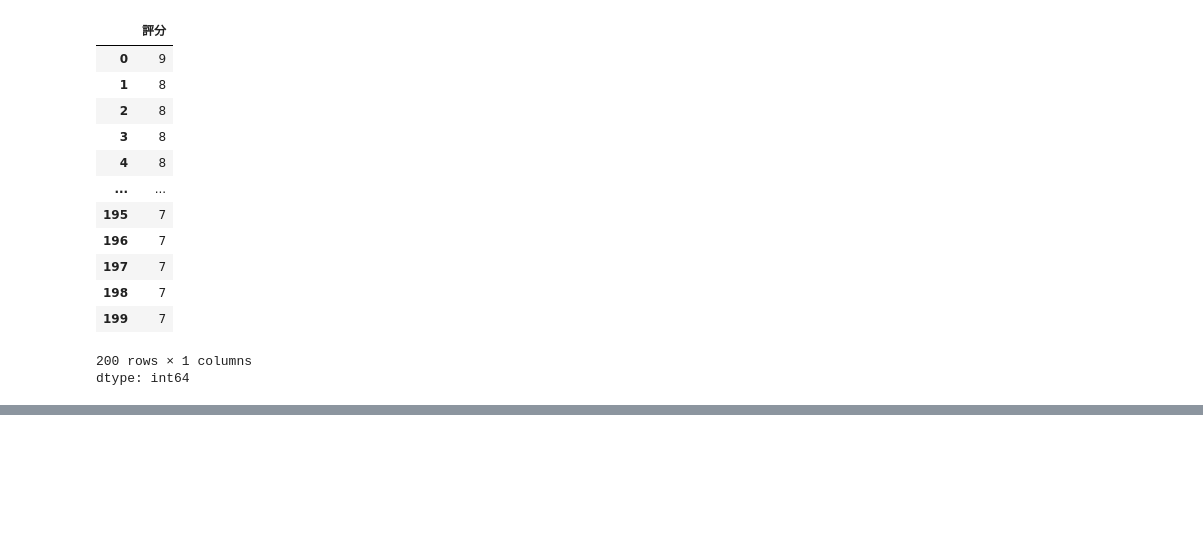
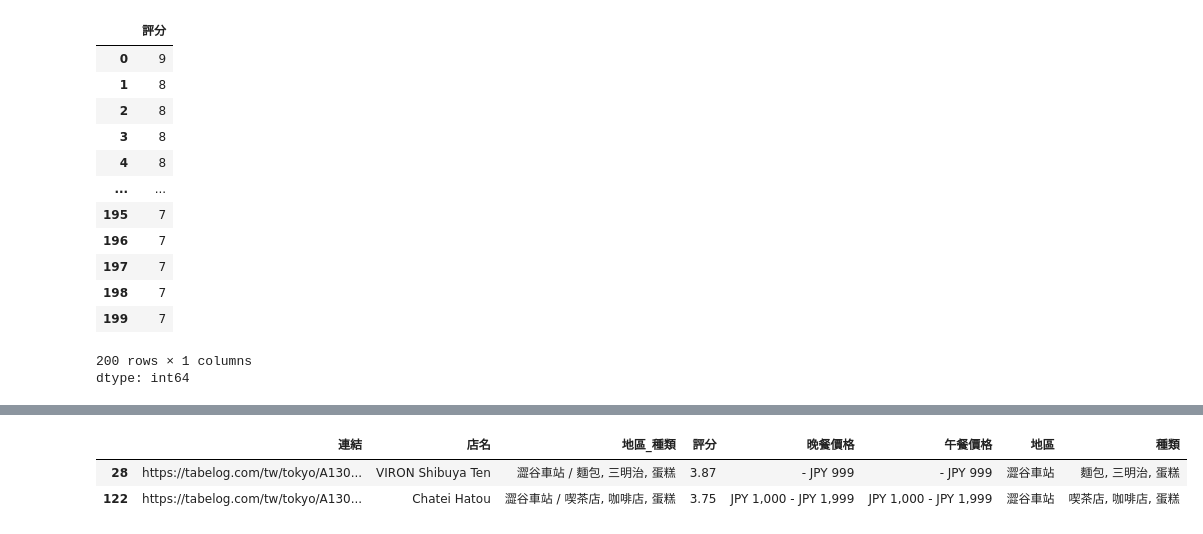
Before and after one commit to Elwing-Chou/tibame_20250729, a Jupyter notebook: tibame_20250828.ipynb, the cells around one changed output, grey strips where cells are left out. Cells and saved outputs as stored; diff of their text form; code cells hidden in the pictures; blank space fills up the shorter version.

```diff
--- a/tibame_20250828.ipynb
+++ b/tibame_20250828.ipynb
@@ -222,0 +209,10 @@ df
+# %%
+fil1 = df["種類"].str.contains("蛋糕")
+fil2 = df["地區"].str.contains("澀谷")
+fil = fil1 & fil2
+# and: & or: |
+df[fil]
+# %% [output]
+|  | 連結 | 店名 | 地區_種類 | 評分 | 晚餐價格 | 午餐價格 | 地區 | 種類 |
+| 28 | https://tabelog.com/tw/tokyo/A130... | VIRON Shibuya Ten | 澀谷車站 / 麵包, 三明治, 蛋糕 | 3.87 | - JPY 999 | - JPY 999 | 澀谷車站 | 麵包, 三明治, 蛋糕 |
+| 122 | https://tabelog.com/tw/tokyo/A130... | Chatei Hatou | 澀谷車站 / 喫茶店, 咖啡店, 蛋糕 | 3.75 | JPY 1,000 - JPY 1,999 | JPY 1,000 - JPY 1,999 | 澀谷車站 | 喫茶店, 咖啡店, 蛋糕 |
```
Also changed, not shown: parts of 1 cell of this notebook.
